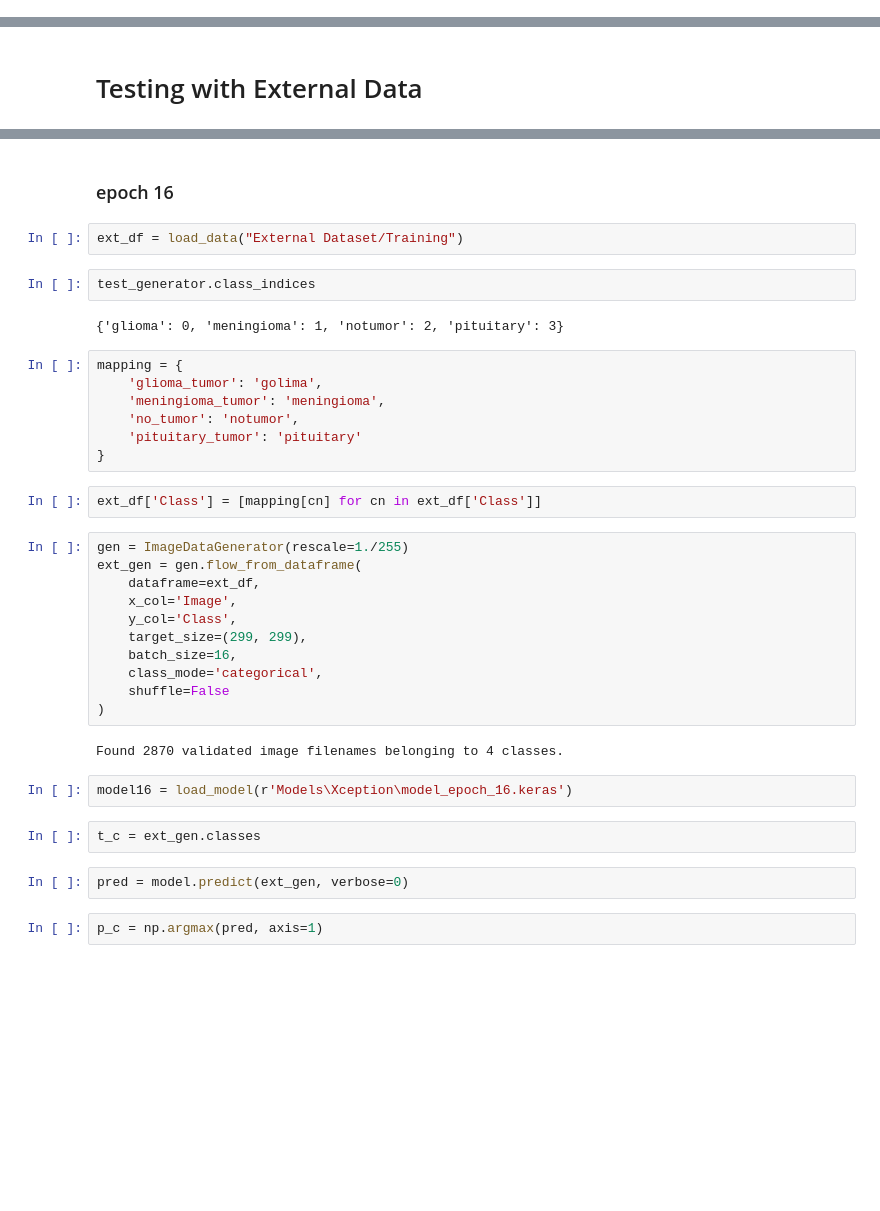
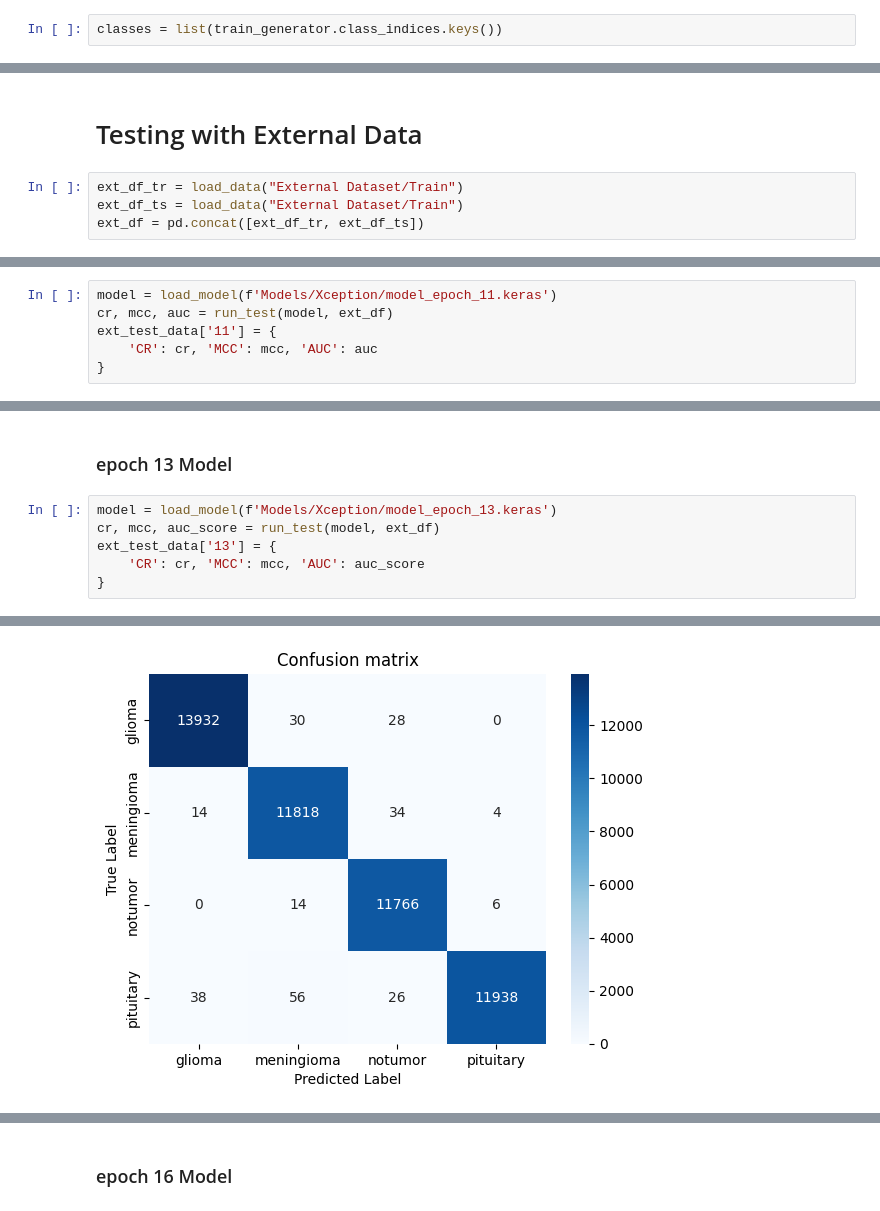
Before and after one commit to Rahul-Samedavar/Brain-Tumor-Detector-From-MRI-Scan, a Jupyter notebook: trainer.ipynb, the cells around one changed output, grey strips where cells are left out. Drawn from its saved outputs; the diff is of its cells as text; blank space fills up the shorter version.

```diff
--- a/trainer.ipynb
+++ b/trainer.ipynb
@@ -312,0 +317,2 @@ Text(50.72222222222221, 0.5, 'True Label')
+# %%
+classes = list(train_generator.class_indices.keys())
@@ -313,2 +348,6 @@ Text(50.72222222222221, 0.5, 'True Label')
 # %% [markdown]
 # Testing with External Data
+# %%
+ext_df_tr = load_data("External Dataset/Train")
+ext_df_ts = load_data("External Dataset/Train")
+ext_df = pd.concat([ext_df_tr, ext_df_ts])
@@ -314,0 +419,6 @@ Text(50.72222222222221, 0.5, 'True Label')
+# %%
+model = load_model(f'Models/Xception/model_epoch_11.keras')
+cr, mcc, auc = run_test(model, ext_df)
+ext_test_data['11'] = {
+    'CR': cr, 'MCC': mcc, 'AUC': auc
+}
@@ -314,0 +448,9 @@ Text(50.72222222222221, 0.5, 'True Label')
+# %% [markdown]
+### epoch 13 Model
+# %%
+model = load_model(f'Models/Xception/model_epoch_13.keras')
+cr, mcc, auc_score = run_test(model, ext_df)
+ext_test_data['13'] = {
+    'CR': cr, 'MCC': mcc, 'AUC': auc_score
+}
+# %% [output]
@@ -314,0 +477 @@ Text(50.72222222222221, 0.5, 'True Label')
+[figure, added]
@@ -315,38 +479,2 @@ Text(50.72222222222221, 0.5, 'True Label')
 # %% [markdown]
-### epoch 16
+### epoch 16 Model
-# %%
-ext_df = load_data("External Dataset/Training")
-# %%
-test_generator.class_indices
-# %% [output]
-{'glioma': 0, 'meningioma': 1, 'notumor': 2, 'pituitary': 3}
-# %%
-mapping = {
-    'glioma_tumor': 'golima',
-    'meningioma_tumor': 'meningioma',
-    'no_tumor': 'notumor',
-    'pituitary_tumor': 'pituitary'
-}
-# %%
-ext_df['Class'] = [mapping[cn] for cn in ext_df['Class']]
-# %%
-gen = ImageDataGenerator(rescale=1./255)
-ext_gen = gen.flow_from_dataframe(
-    dataframe=ext_df,
-    x_col='Image',
-    y_col='Class',
-    target_size=(299, 299),
-    batch_size=16,
-    class_mode='categorical',
-    shuffle=False
-)
-# %% [output]
-Found 2870 validated image filenames belonging to 4 classes.
-# %%
-model16 = load_model(r'Models\Xception\model_epoch_16.keras')
-# %%
-t_c = ext_gen.classes
-# %%
-pred = model.predict(ext_gen, verbose=0)
-# %%
-p_c = np.argmax(pred, axis=1)
```
Also changed, not shown: parts of 21 cells of this notebook, 25 other files.
